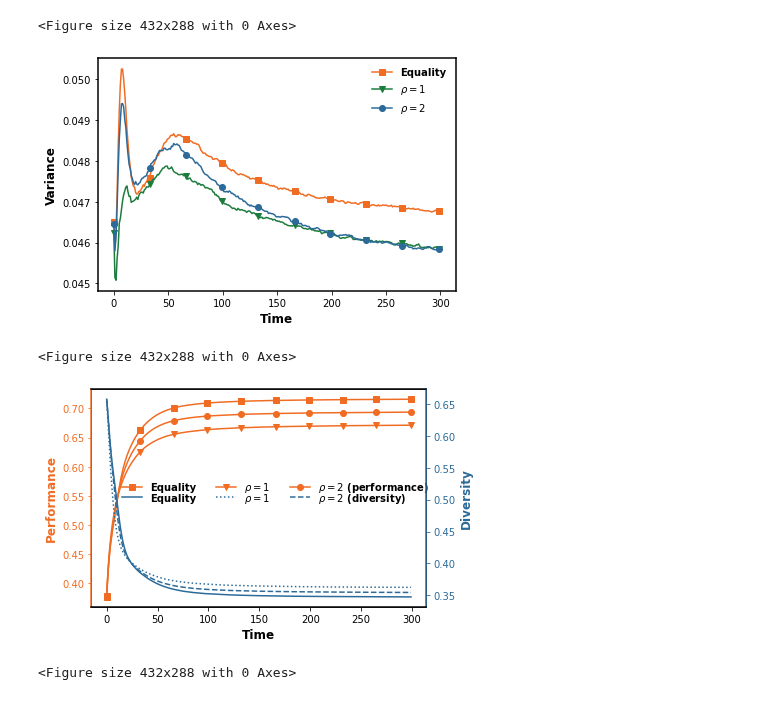
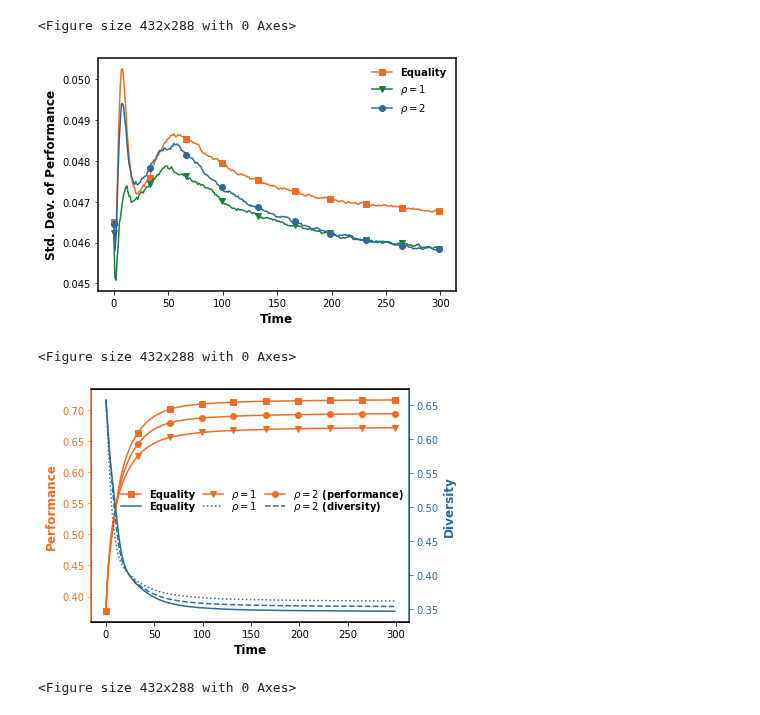
Before and after one commit to GrandJune/DAOs, a Jupyter notebook: V4/Asymmetry/Evaluator.ipynb, the cells around one changed output. Drawn from its saved outputs; the diff is of its cells as text; code cells hidden in the pictures.

```diff
--- a/V4/Asymmetry/Evaluator.ipynb
+++ b/V4/Asymmetry/Evaluator.ipynb
@@ -106,15 +106,15 @@ plt.plot(x, dao_variance[1], "-v", label='$\\rho=1$', color=nature_green, markev
 plt.plot(x, dao_variance[2], "-o", label='$\\rho=2$', color=nature_blue, markevery=marker_positions)
 # plt.plot(x, dao_variance[3], "-", label='$\\rho=3$', color=nature_orange)
 plt.xlabel('Time', fontweight='bold', fontsize=12)
-plt.ylabel('Variance', fontweight='bold', fontsize=12)
+plt.ylabel('Std. Dev. of Performance', fontweight='bold', fontsize=12)
 # plt.xticks(x)
 plt.legend(frameon=False, ncol=1, fontsize=12, prop=legend_properties)
 plt.tight_layout()
-plt.savefig(data_folder + r"\Asymmetry_variance.png", transparent=True, dpi=300, bbox_inches='tight')
+plt.savefig(data_folder + r"\Asymmetry_sd.png", transparent=True, dpi=300, bbox_inches='tight')
 plt.show()
 plt.clf()
 # %% [output]
-[figure, old version]
+[figure, new version]
 <Figure size 432x288 with 0 Axes>
 # %%
 # Twin
@@ -139,35 +139,37 @@ ax2.tick_params(axis='y', colors=nature_blue) # right y-axis params
 ax2.spines["left"].set_linewidth(1.5)
 ax2.spines["right"].set_linewidth(1.5)
 ax2.spines["top"].set_linewidth(1.5)
 ax2.spines["bottom"].set_linewidth(1.5)
 # Define the number of markers you want (e.g., 5)
 num_markers = 10
 # Calculate indices for marker positions
 marker_positions = np.linspace(0, len(x) - 1, num=num_markers, dtype=int)
 
 line_1 = ax1.plot(x, dao_performance[0], "-s", color=nature_orange, label="Equality", markevery=marker_positions)
 line_2 = ax1.plot(x, dao_performance[1], "-v", color = nature_orange, label="$\\rho=1$", markevery=marker_positions)
 line_3 = ax1.plot(x, dao_performance[2], "-o", color = nature_orange, label="$\\rho=2$ (performance)", markevery=marker_positions)
 # line_4 = ax1.plot(x, dao_performance[3], "-*", color = nature_orange, label="$\\rho=3$", markevery=marker_positions)
 
 
 line_5 = ax2.plot(x, dao_diversity[0], "-", color = nature_blue, label="Equality")
 line_6 = ax2.plot(x, dao_diversity[1], ":", color = nature_blue, label="$\\rho=1$")
 line_7 = ax2.plot(x, dao_diversity[2], "--", color= nature_blue, label="$\\rho=2$ (diversity)")
 # line_8 = ax2.plot(x, dao_diversity[2], "-.", color= nature_blue, label="$\\rho=3$")
 
 lines_1 = line_1 + line_2 + line_3
 labs_1 = [l.get_label() for l in lines_1]
 # ax1.legend(lines_1, labs_1, frameon=False, fontsize=12, loc=(0, 1),  ncol=4, prop=legend_properties)
-ax1.legend(lines_1, labs_1, frameon=False, fontsize=12, loc=(0.08, 0.50),  ncol=4, prop=legend_properties)
+ax1.legend(lines_1, labs_1, frameon=False, fontsize=12, loc=(0.08, 0.50),  columnspacing=0.8, ncol=3, prop=legend_properties)
 lines_2 = line_5 + line_6 + line_7
 labs_2 = [l.get_label() for l in lines_2]
+# ax2.legend(lines_2, labs_2, frameon=False, fontsize=12, loc=(0, 1.04),  ncol=4, prop=legend_properties)
+ax2.legend(lines_2, labs_2, frameon=False, fontsize=12, loc=(0.08, 0.45),  columnspacing=0.8, ncol=3, prop=legend_properties)
 
-# ax2.legend(lines_2, labs_2, frameon=False, fontsize=12, loc=(0, 1.04),  ncol=4, prop=legend_properties)
-ax2.legend(lines_2, labs_2, frameon=False, fontsize=12, loc=(0.08, 0.45),  ncol=4, prop=legend_properties)
+
+fig.tight_layout()
 plt.savefig(data_folder + r"\Asymmetry_performance_diversity.png", transparent=True, dpi=300, bbox_inches='tight')
 plt.show()
 plt.clf()
 # %% [output]
-[figure, old version]
+[figure, new version]
 <Figure size 432x288 with 0 Axes>
```
